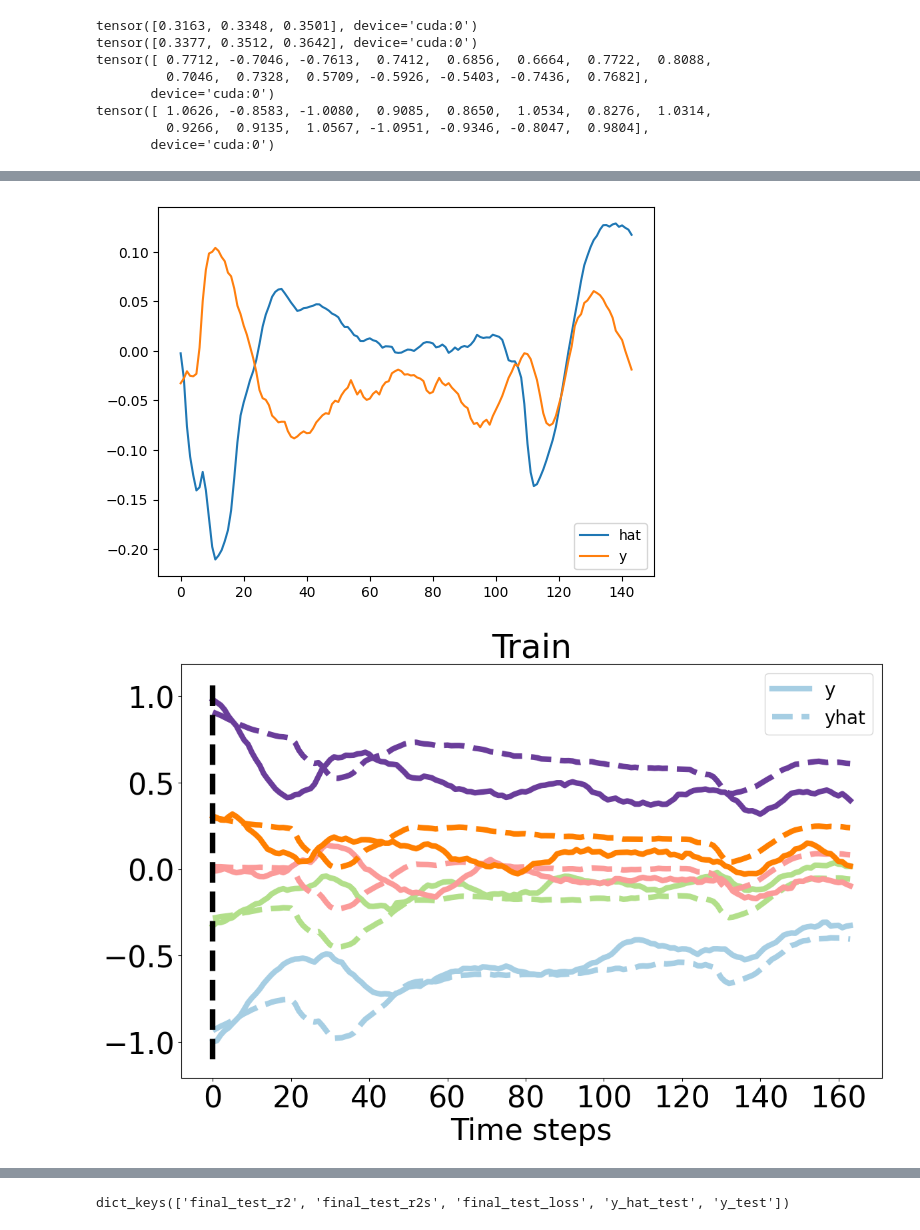
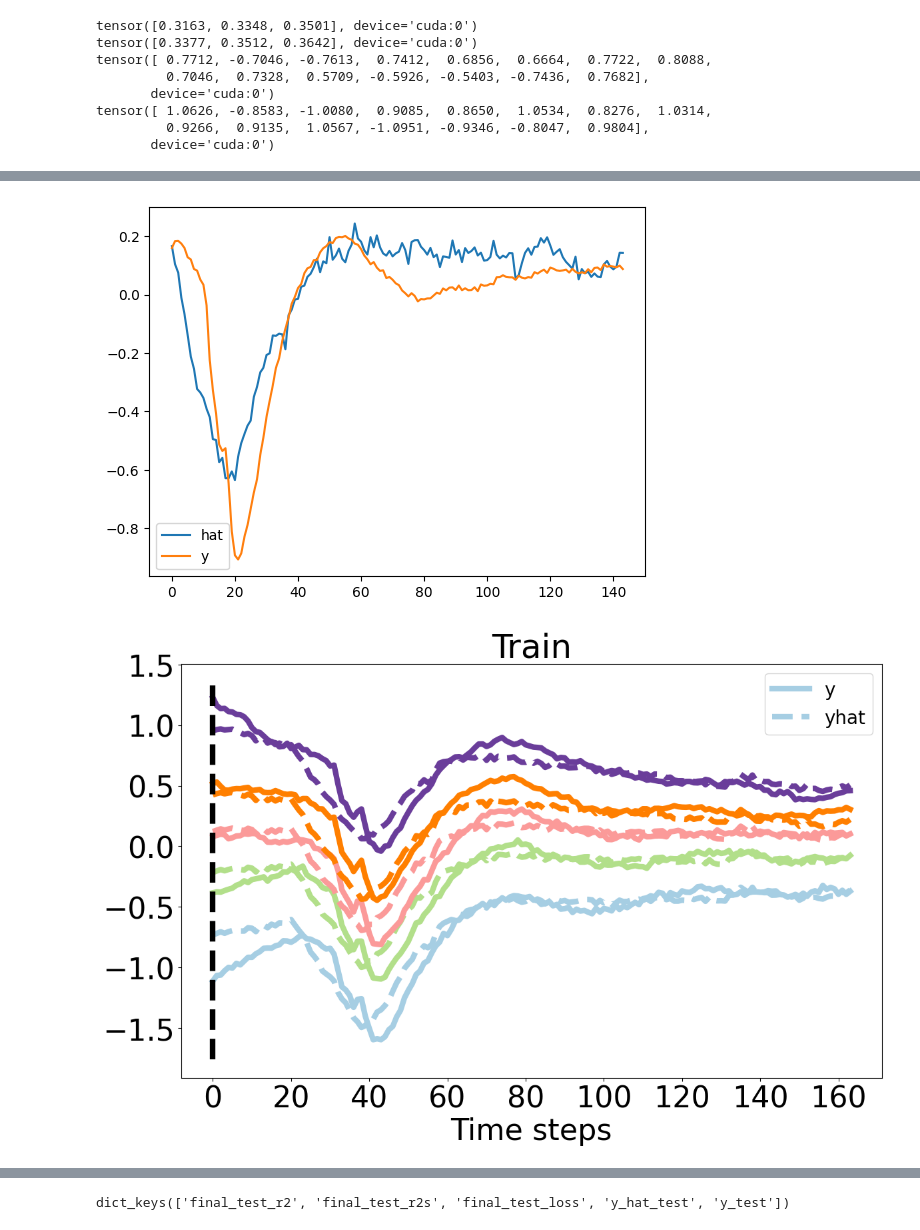
Before and after one commit to mmattb/py-tbfm, a Jupyter notebook: train_multisession_all2.ipynb, the cells around one changed output, grey strips where cells are left out. Saved outputs shown, nothing was run; the diff lists cells and outputs as text; code cells hidden in the pictures.

```diff
--- a/train_multisession_all2.ipynb
+++ b/train_multisession_all2.ipynb
@@ -18,7 +18,7 @@ import torch
 import matplotlib.pyplot as plt
 
 from tbfm import dataset
-from tbfm import film
+from tbfm import meta
 from tbfm import multisession
 from tbfm import utils
 
@@ -38,7 +38,7 @@ with initialize_config_dir(config_dir=str(conf_dir), version_base=None):
 DEVICE = "cuda" #cfg.device
 WINDOW_SIZE = cfg.data.trial_len
 NUM_HELD_OUT_SESSIONS = cfg.training.num_held_out_sessions
-TWO_STAGE = True
+TWO_STAGE = False
 # %%
 # Okay, now a stim data loader...
 # held_in_session_ids=["MonkeyG_20150925_Session2_S1", "MonkeyJ_20160630_Session3_S1", "MonkeyG_20150917_Session1_M1"]   # 10ms, 10ms, 10ms
@@ -151,7 +151,7 @@ def cfg_identity(cfg, dim):
     cfg.ae.training.coadapt = False
     cfg.ae.warm_start_is_identity = True
     cfg.latent_dim = dim
-
+    MonkeyJ_20160426_Session2_S1
 def cfg_base(cfg, dim):
     cfg_identity(cfg, dim)
     # cfg.training.grad_clip = 2.0
@@ -162,16 +162,33 @@ def cfg_base(cfg, dim):
     cfg.training.epochs = 12001
     cfg.normalizers.module._target_ = "tbfm.normalizers.ScalerZscore"
 
+def cfg_big_bases(cfg):
+    # cfg.training.grad_clip = 2.0
+    # cfg.tbfm.training.lambda_ortho = 0.05
+    cfg.tbfm.module.use_film_bases = False
+    cfg.tbfm.module.num_bases = 100
+    cfg.tbfm.module.latent_dim = 3
+    cfg.training.epochs = 12001
+    cfg.latent_dim = 74
+    cfg.ae.use_two_stage = False
+    cfg.ae.training.lambda_ae_recon = 0.03
+    cfg.tbfm.training.lambda_fro = 60.0
+
+
 cfg.training.epochs = 12001
-cfg.latent_dim = 60
-cfg.ae.two_stage.canonical_dim = cfg.latent_dim
-cfg.ae.training.lambda_ae_recon = 0.05
-cfg.ae.use_two_stage = TWO_STAGE
-cfg.ae.two_stage.freeze_only_shared = True
+cfg.latent_dim = 80
+cfg.tbfm.module.num_bases = 20
+cfg.ae.training.lambda_ae_recon = 0.03
+cfg.ae.use_two_stage = False
+cfg.ae.two_stage.freeze_only_shared = False
 cfg.ae.two_stage.lambda_mu = 0.01
 cfg.ae.two_stage.lambda_cov = 0.01
-cfg.tbfm.training.lambda_fro = 70.0
-# Running with two stage ae
+cfg.tbfm.training.lambda_fro = 60.0
+
+cfg.meta.is_basis_residual = True
+cfg.meta.basis_residual_rank = 16
+cfg.meta.training.lambda_l2 = 1e-2
+# cfg_big_bases(cfg)
 
 ms = multisession.build_from_cfg(cfg, data_train, device=DEVICE)
 model_optims = multisession.get_optims(cfg, ms)
@@ -328,6 +360,7 @@ def graph_for_sid(sid, results, cidx=32):
     plt.show()
 
 # graph_for_sid('MonkeyG_20150925_Session2_S1', results, cidx=30)
-graph_for_sid('MonkeyG_20150918_Session1_M1', results)
+# graph_for_sid('MonkeyG_20150918_Session1_M1', results)
 # graph_for_sid('MonkeyG_20150917_Session3_S1', results)
+graph_for_sid('MonkeyJ_20160426_Session3_S1', results)
 # %% [output]
@@ -335,2 +368,2 @@ graph_for_sid('MonkeyG_20150918_Session1_M1', results)
-[figure, old version]
+[figure, new version]
-[figure, old version]
+[figure, new version]
```
Also changed, not shown: parts of 12 cells of this notebook, 6 other files.
